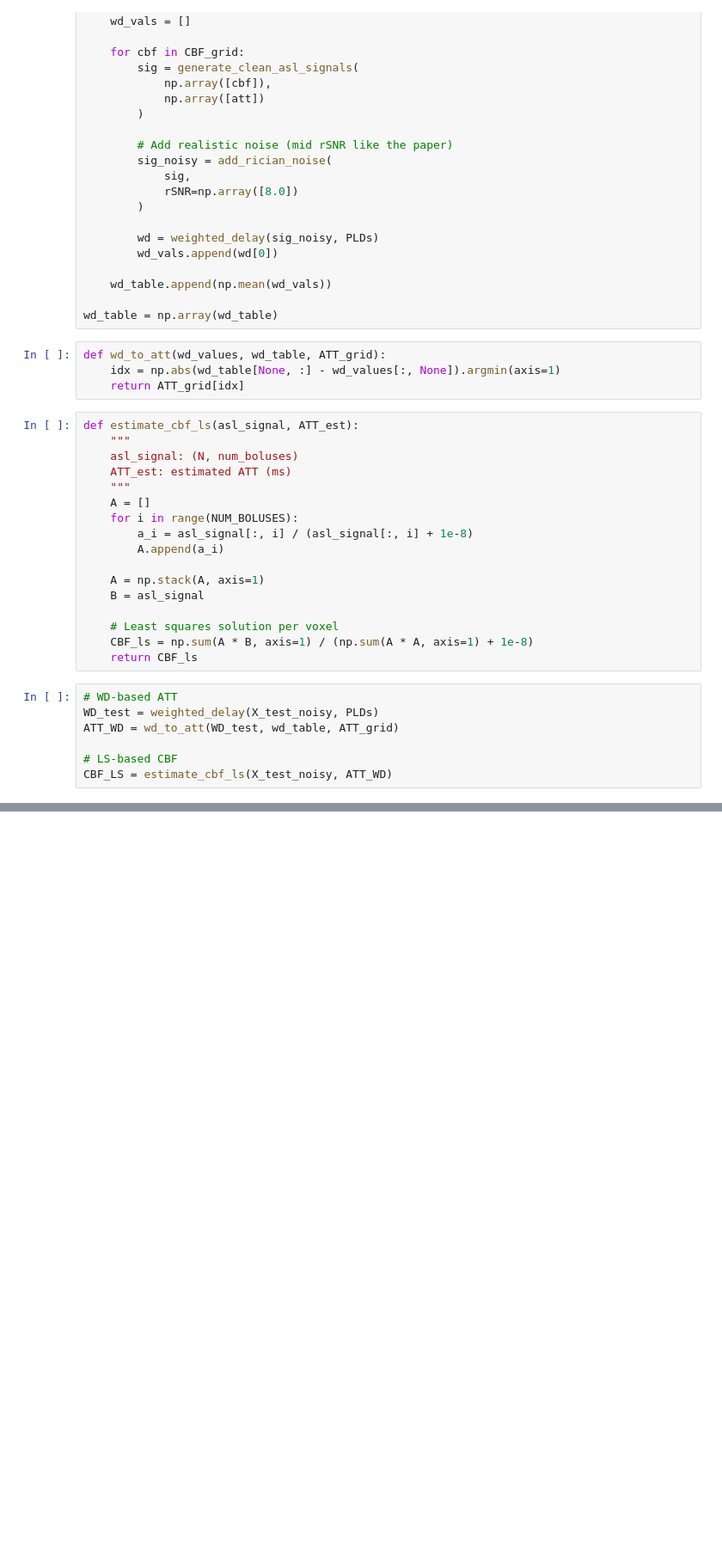
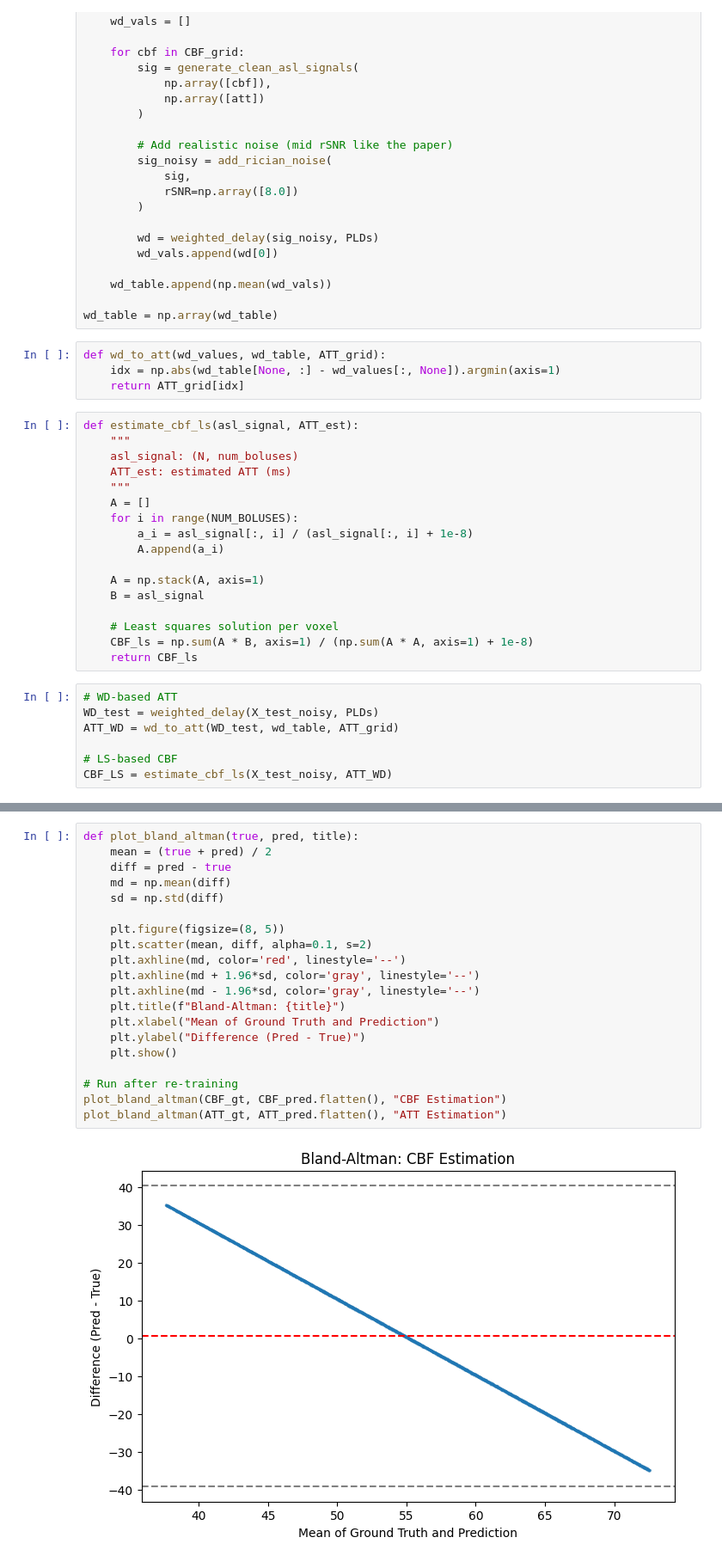
Before and after one commit to AnuThmsn/DNN_Estimation_of_CBF_and_ATT_ASL, a Jupyter notebook: DNN_Estimation_of_CBF_and_ATT_ASL.ipynb, the cells around one changed output, grey strips where cells are left out. Shown at 86% size. Saved outputs shown, nothing was run; the diff lists cells and outputs as text; blank space fills up the shorter version.

```diff
--- a/DNN_Estimation_of_CBF_and_ATT_ASL.ipynb
+++ b/DNN_Estimation_of_CBF_and_ATT_ASL.ipynb
@@ -556,0 +547,22 @@ DNN ATT NRMSE (low rSNR): 0.42208851504434397
+# %%
+def plot_bland_altman(true, pred, title):
+    mean = (true + pred) / 2
+    diff = pred - true
+    md = np.mean(diff)
+    sd = np.std(diff)
+
+    plt.figure(figsize=(8, 5))
+    plt.scatter(mean, diff, alpha=0.1, s=2)
+    plt.axhline(md, color='red', linestyle='--')
+    plt.axhline(md + 1.96*sd, color='gray', linestyle='--')
+    plt.axhline(md - 1.96*sd, color='gray', linestyle='--')
+    plt.title(f"Bland-Altman: {title}")
+    plt.xlabel("Mean of Ground Truth and Prediction")
+    plt.ylabel("Difference (Pred - True)")
+    plt.show()
+
+# Run after re-training
+plot_bland_altman(CBF_gt, CBF_pred.flatten(), "CBF Estimation")
+plot_bland_altman(ATT_gt, ATT_pred.flatten(), "ATT Estimation")
+# %% [output]
+[figure, added]
```
Also changed, not shown: parts of 13 cells of this notebook.
